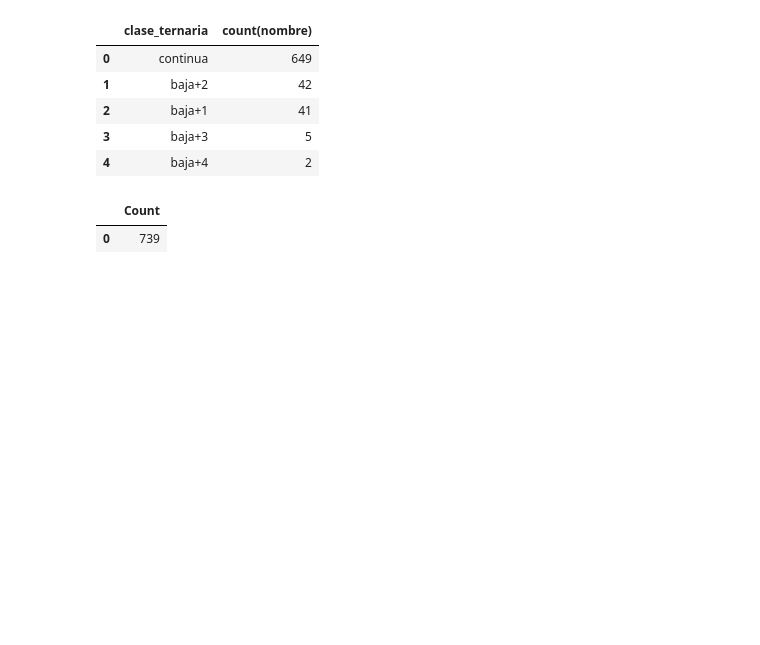
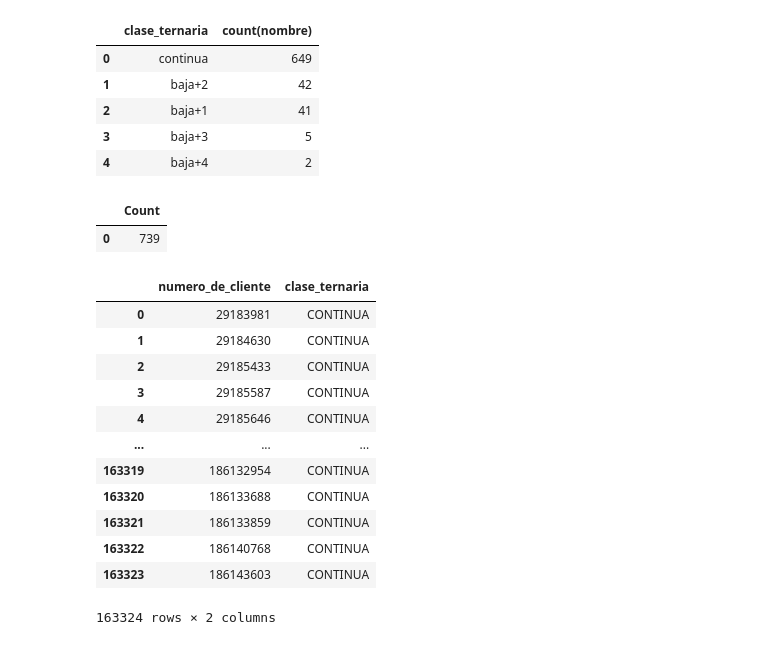
Before and after one commit to maiconfialho/dmeyf2023, a Jupyter notebook: TareasHogar/z101_target_sql.ipynb, the cells around one changed output. Saved outputs shown, nothing was run; the diff lists cells and outputs as text; code cells hidden in the pictures; blank space fills up the shorter version.

```diff
--- a/TareasHogar/z101_target_sql.ipynb
+++ b/TareasHogar/z101_target_sql.ipynb
@@ -322,3 +337,20 @@ COPY competencia_01_avanzado_solucion TO '../datasets/competencia_01_avanzado.cs
 # %% [output]
 |  | Count |
 | 0 | 739 |
+# %%
+%%sql
+select * from conjuntoX
+# %% [output]
+|  | numero_de_cliente | clase_ternaria |
+| 0 | 29183981 | CONTINUA |
+| 1 | 29184630 | CONTINUA |
+| 2 | 29185433 | CONTINUA |
+| 3 | 29185587 | CONTINUA |
+| 4 | 29185646 | CONTINUA |
+| ... | ... | ... |
+| 163319 | 186132954 | CONTINUA |
+| 163320 | 186133688 | CONTINUA |
+| 163321 | 186133859 | CONTINUA |
+| 163322 | 186140768 | CONTINUA |
+| 163323 | 186143603 | CONTINUA |
+163324 rows × 2 columns
```
Also changed, not shown: parts of 8 cells of this notebook.
